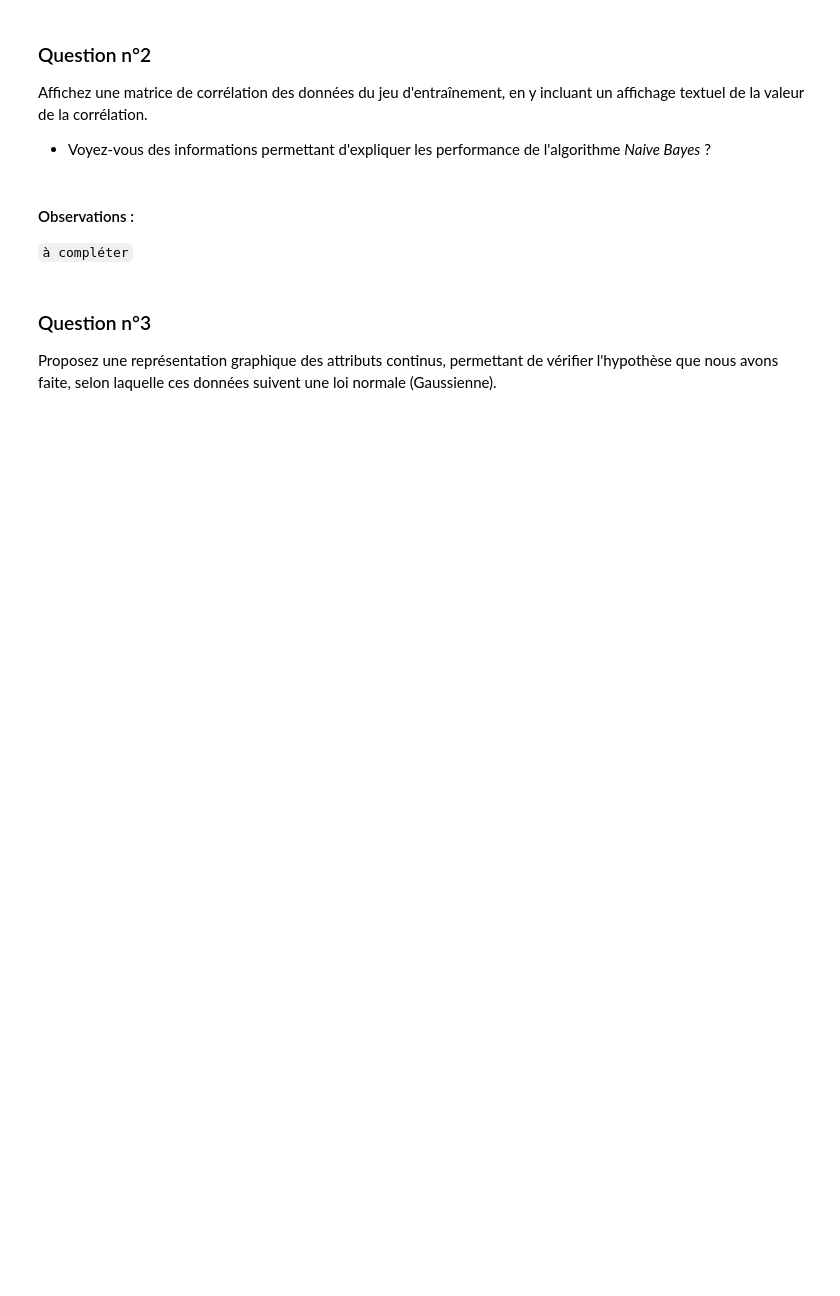
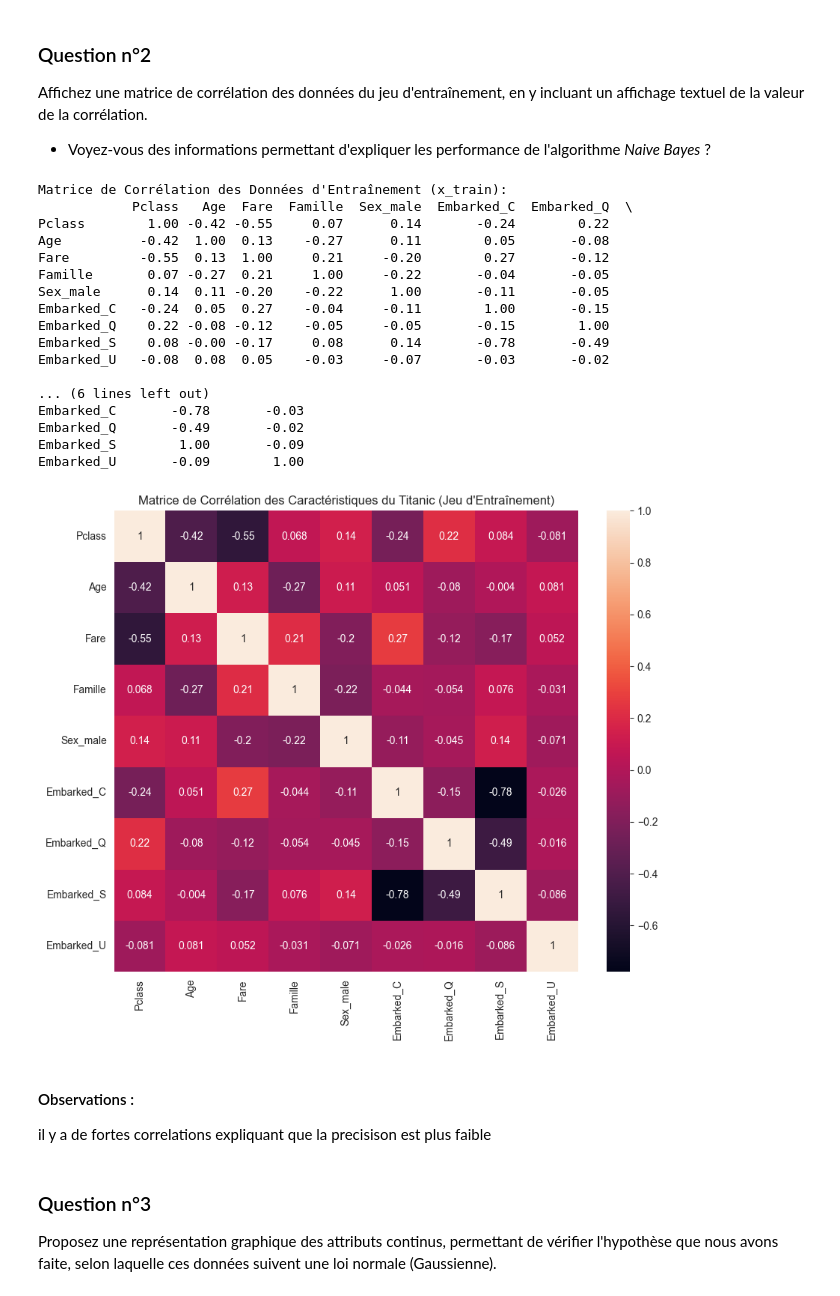
Before and after one commit to AD99i/titanic_ml, a Jupyter notebook: M06_TP01_Exercice.ipynb, the cells around one changed output. Saved outputs shown, nothing was run; the diff lists cells and outputs as text; code cells hidden in the pictures; blank space fills up the shorter version.

```diff
--- a/M06_TP01_Exercice.ipynb
+++ b/M06_TP01_Exercice.ipynb
@@ -18,7 +29,12 @@ Commencez par charger à nouveau le jeu de données Titanic, à partir du csv g
 # Lambda nommée pour afficher un score en pourcentage avec un libellé (avec détail) :
 pscore = lambda lib, score, detail='': print(F"{lib}{('',f" ({detail})")[len(str(detail))>0]} : {100*score:.2f}%")
 
-#TODO
+titanic = pd.read_csv("Titanic.csv")
+
+x = titanic.drop(['Survived'], axis=1)
+y = titanic['Survived']
+
+x_train, x_test, y_train, y_test = train_test_split(x, y, test_size=0.2)
 # %% [markdown]
 ## Partie 1 : découvrir Naive Bayes
 # %% [markdown]
@@ -30,4 +46,14 @@ Commencez par créer un modèle basé sur Naive Bayes, sans changer les paramèt
 - Comparez avec les scores obtenus sur les arbres de décision au module 5
 - Avez-vous des hypothèses pour expliquer cette différence ?
 # %%
-#TODO
+#Creation modele
+gnb = GaussianNB()
+
+#Entrainement
+gnb.fit(x_train, y_train)
+y_pred = gnb.predict(x_test)
+
+#Test
+print("Accuracy:", gnb.score(x_test, y_test))
+print("Precision:", precision_score(y_test, y_pred))
+print("Rappel : ", recall_score(y_test, y_pred))
@@ -39,10 +69,49 @@ Commencez par créer un modèle basé sur Naive Bayes, sans changer les paramèt
 Affichez une matrice de corrélation des données du jeu d'entraînement, en y incluant un affichage textuel de la valeur de la corrélation.
 - Voyez-vous des informations permettant d'expliquer les performance de l'algorithme _Naive Bayes_ ?
 # %%
-#TODO
+import pandas as pd
+import seaborn as sns
+import matplotlib.pyplot as plt
+
+# x_train est le DataFrame contenant les données d'entraînement numériques et encodées
+
+# 1. Calcul de la matrice de corrélation
+correlation_matrix = x_train.corr()
+
+# 2. Affichage textuel de la matrice (pour voir les valeurs précises)
+print("Matrice de Corrélation des Données d'Entraînement (x_train):")
+print(correlation_matrix.round(2)) # Arrondi à 2 décimales pour la clarté
+
+# 3. Visualisation graphique (Heatmap)
+plt.figure(figsize=(10, 8))
+sns.heatmap(
+    correlation_matrix,
+    annot=True
+)
+plt.title('Matrice de Corrélation des Caractéristiques du Titanic (Jeu d\'Entraînement)')
+plt.show()
+# %% [output]
+Matrice de Corrélation des Données d'Entraînement (x_train):
+            Pclass   Age  Fare  Famille  Sex_male  Embarked_C  Embarked_Q  \
+Pclass        1.00 -0.42 -0.55     0.07      0.14       -0.24        0.22
+Age          -0.42  1.00  0.13    -0.27      0.11        0.05       -0.08
+Fare         -0.55  0.13  1.00     0.21     -0.20        0.27       -0.12
+Famille       0.07 -0.27  0.21     1.00     -0.22       -0.04       -0.05
+Sex_male      0.14  0.11 -0.20    -0.22      1.00       -0.11       -0.05
+Embarked_C   -0.24  0.05  0.27    -0.04     -0.11        1.00       -0.15
+Embarked_Q    0.22 -0.08 -0.12    -0.05     -0.05       -0.15        1.00
+Embarked_S    0.08 -0.00 -0.17     0.08      0.14       -0.78       -0.49
+Embarked_U   -0.08  0.08  0.05    -0.03     -0.07       -0.03       -0.02
+
+... (6 lines left out)
+Embarked_C       -0.78       -0.03
+Embarked_Q       -0.49       -0.02
+Embarked_S        1.00       -0.09
+Embarked_U       -0.09        1.00
+[figure, added]
 # %% [markdown]
 #### Observations :
-`à compléter`
+il y a de fortes correlations expliquant que la precisison est plus faible
 # %% [markdown]
 ### Question n°3
 Proposez une représentation graphique des attributs continus, permettant de vérifier l'hypothèse que nous avons faite, selon laquelle ces données suivent une loi normale (Gaussienne).
```
Also changed, not shown: parts of 11 cells of this notebook, 1 other file.
